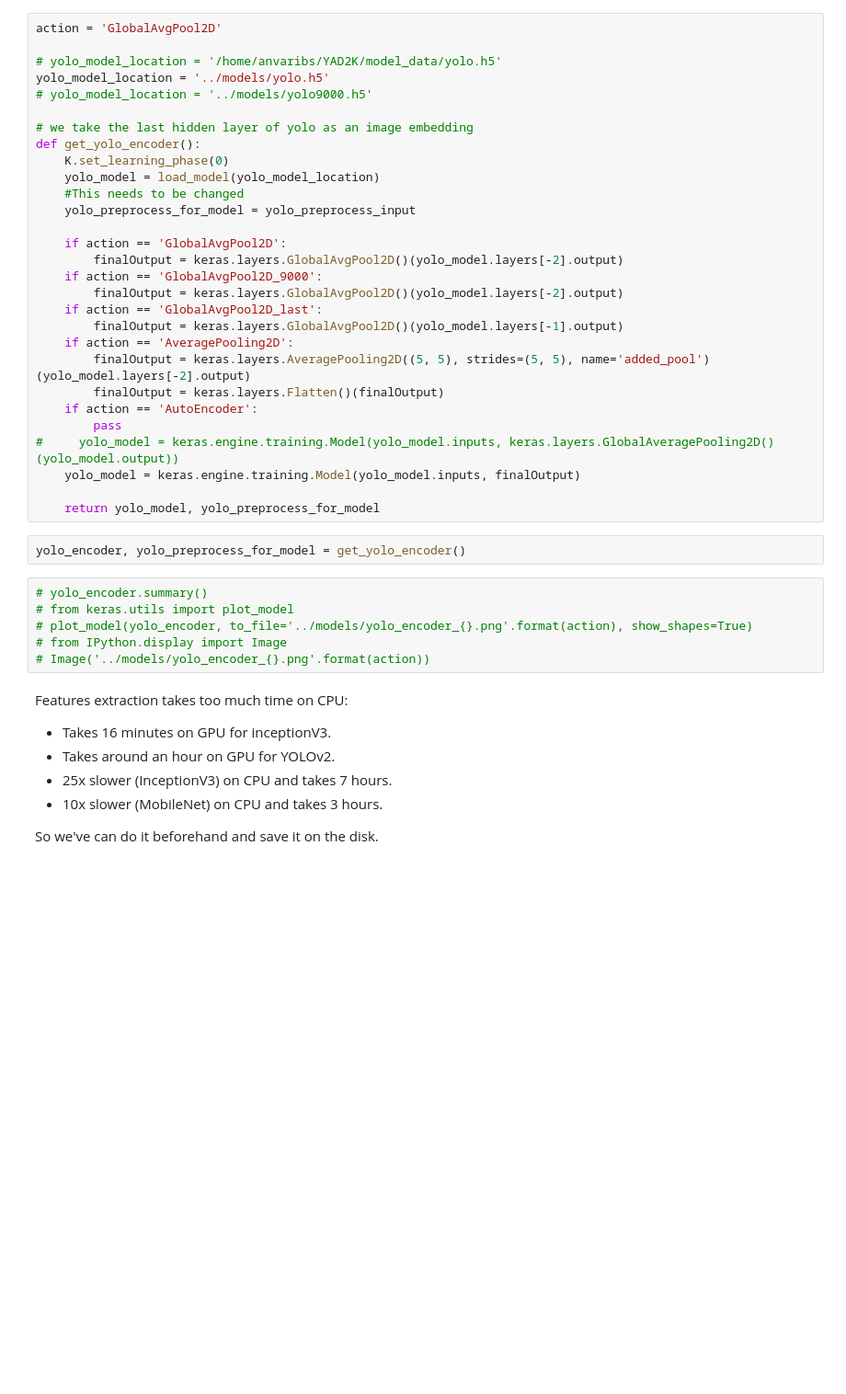
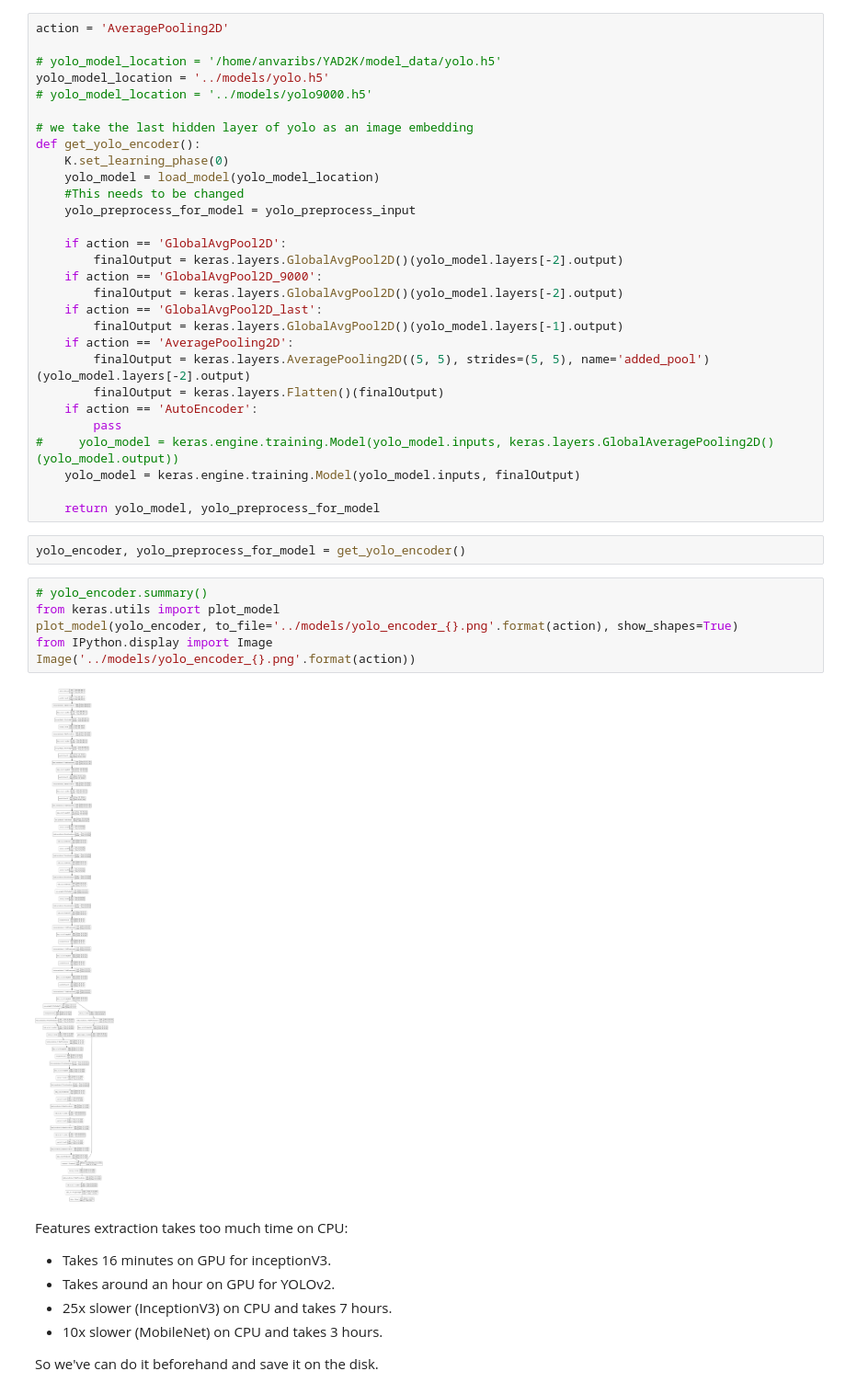
Before and after one commit to anvaribs/CS395T_final_project, a Jupyter notebook: src/CS395T_image_captioning_farzan.ipynb, the cells around one changed output. Shown at 92% size. Cells and saved outputs as stored; diff of their text form; blank space fills up the shorter version.

```diff
--- a/src/CS395T_image_captioning_farzan.ipynb
+++ b/src/CS395T_image_captioning_farzan.ipynb
@@ -70,7 +71,7 @@ def yolo_preprocess_input(x):
     x /= 255.
     return x
 # %%
-action = 'GlobalAvgPool2D'
+action = 'AveragePooling2D'
 
 # yolo_model_location = '/home/anvaribs/YAD2K/model_data/yolo.h5'
 yolo_model_location = '../models/yolo.h5'
@@ -102,10 +103,12 @@ def get_yolo_encoder():
 yolo_encoder, yolo_preprocess_for_model = get_yolo_encoder()
 # %%
 # yolo_encoder.summary()
-# from keras.utils import plot_model
-# plot_model(yolo_encoder, to_file='../models/yolo_encoder_{}.png'.format(action), show_shapes=True)
-# from IPython.display import Image
-# Image('../models/yolo_encoder_{}.png'.format(action))
+from keras.utils import plot_model
+plot_model(yolo_encoder, to_file='../models/yolo_encoder_{}.png'.format(action), show_shapes=True)
+from IPython.display import Image
+Image('../models/yolo_encoder_{}.png'.format(action))
+# %% [output]
+[figure, added]
 # %% [markdown]
 Features extraction takes too much time on CPU:
 - Takes 16 minutes on GPU for inceptionV3.
```
Also changed, not shown: parts of 20 cells of this notebook, 2 other files.
